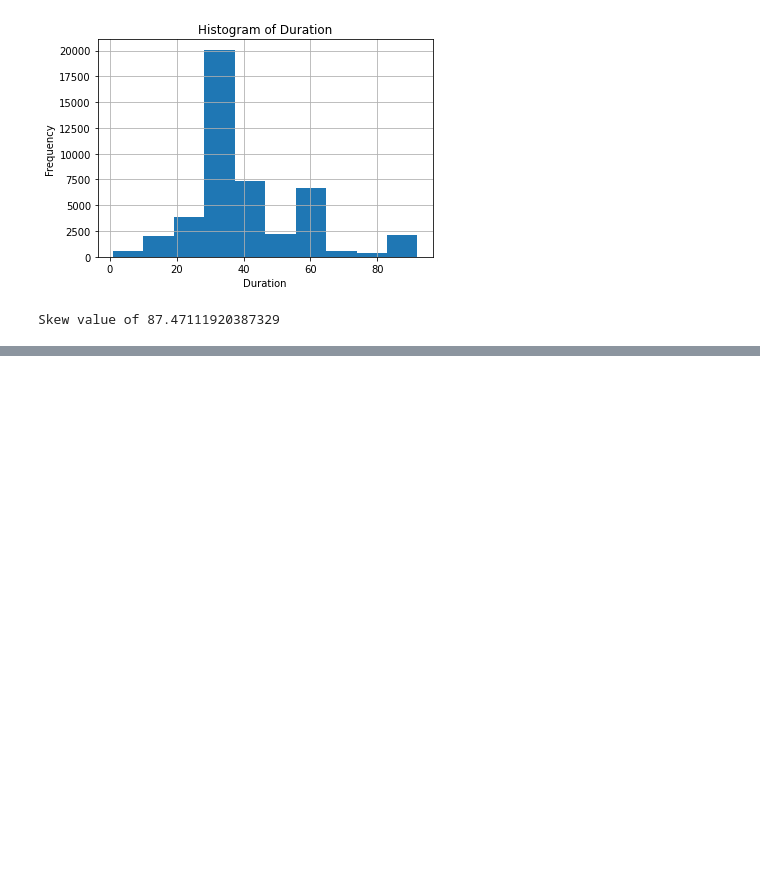
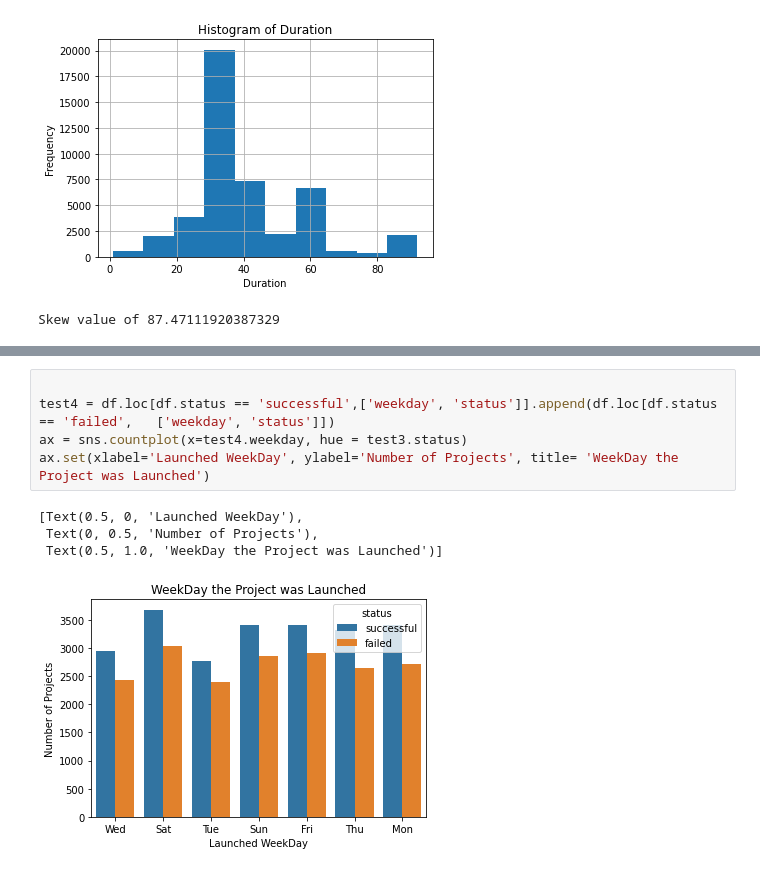
Before and after one commit to NicsLvl/GADSI, a Jupyter notebook: workings.ipynb, the cells around one changed output, grey strips where cells are left out. Saved outputs shown, nothing was run; the diff lists cells and outputs as text; blank space fills up the shorter version.

```diff
--- a/workings.ipynb
+++ b/workings.ipynb
@@ -97,0 +186,10 @@ df_fail.describe()
+# %%
+
+test4 = df.loc[df.status == 'successful',['weekday', 'status']].append(df.loc[df.status == 'failed',   ['weekday', 'status']])
+ax = sns.countplot(x=test4.weekday, hue = test3.status)
+ax.set(xlabel='Launched WeekDay', ylabel='Number of Projects', title= 'WeekDay the Project was Launched')
+# %% [output]
+[Text(0.5, 0, 'Launched WeekDay'),
+ Text(0, 0.5, 'Number of Projects'),
+ Text(0.5, 1.0, 'WeekDay the Project was Launched')]
+[figure, added]
```
Also changed, not shown: parts of 12 cells of this notebook, 4 other files.
